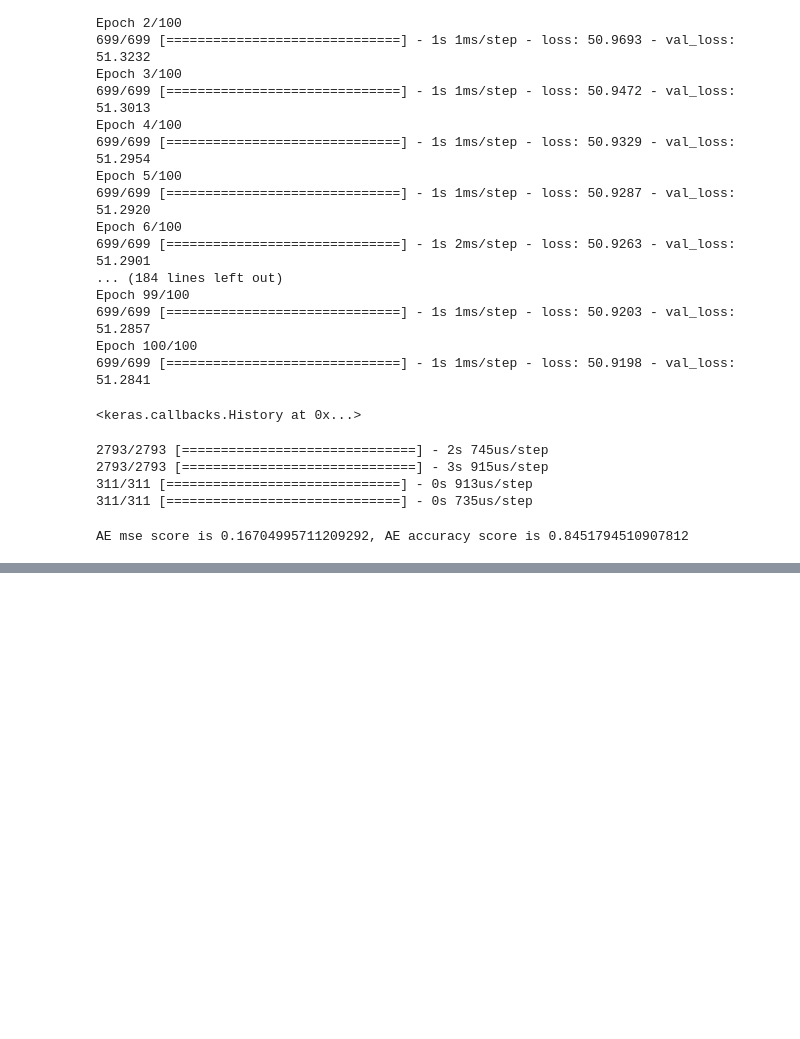
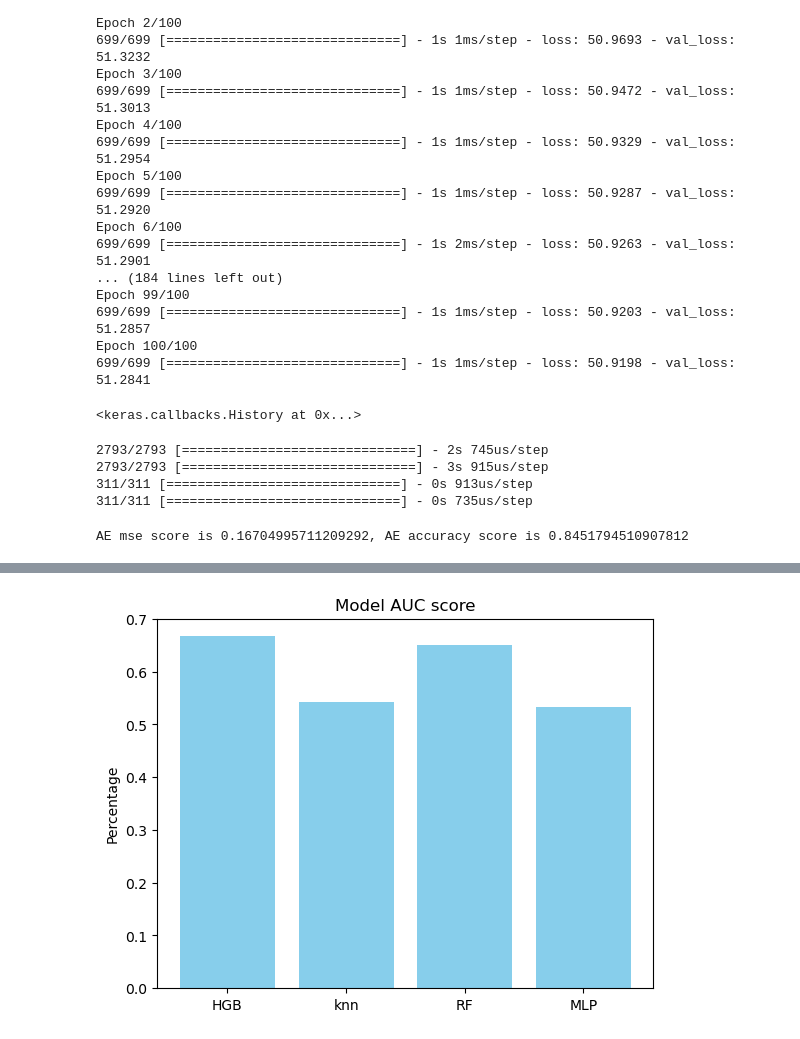
Before and after one commit to 535A59/BENG0019-group-E, a Jupyter notebook: diabets_prediction.ipynb, the cells around one changed output, grey strips where cells are left out. Drawn from its saved outputs; the diff is of its cells as text; code cells hidden in the pictures; blank space fills up the shorter version.

```diff
--- a/diabets_prediction.ipynb
+++ b/diabets_prediction.ipynb
@@ -1011,0 +1083,9 @@ print(total)
+# %%
+data = np.array([HGB_AUC,knn_AUC,RF_AUC,MLP_AUC])
+model_names = ["HGB","knn","RF","MLP"]
+plt.bar(model_names, data, color='skyblue')
+plt.title('Model AUC score')
+plt.ylabel('Percentage')
+plt.show()
+# %% [output]
+[figure, added]
```
Also changed, not shown: parts of 47 cells of this notebook.
